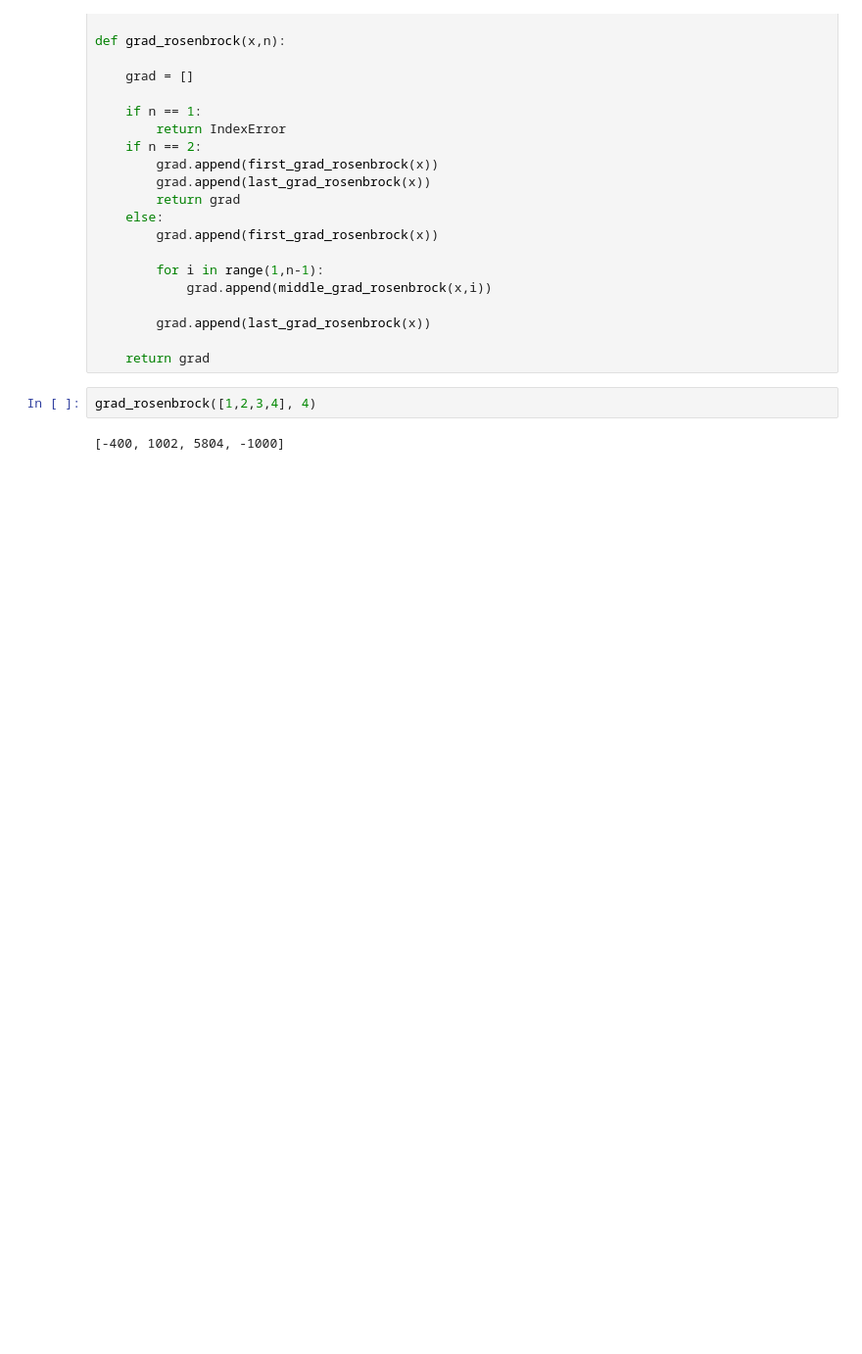
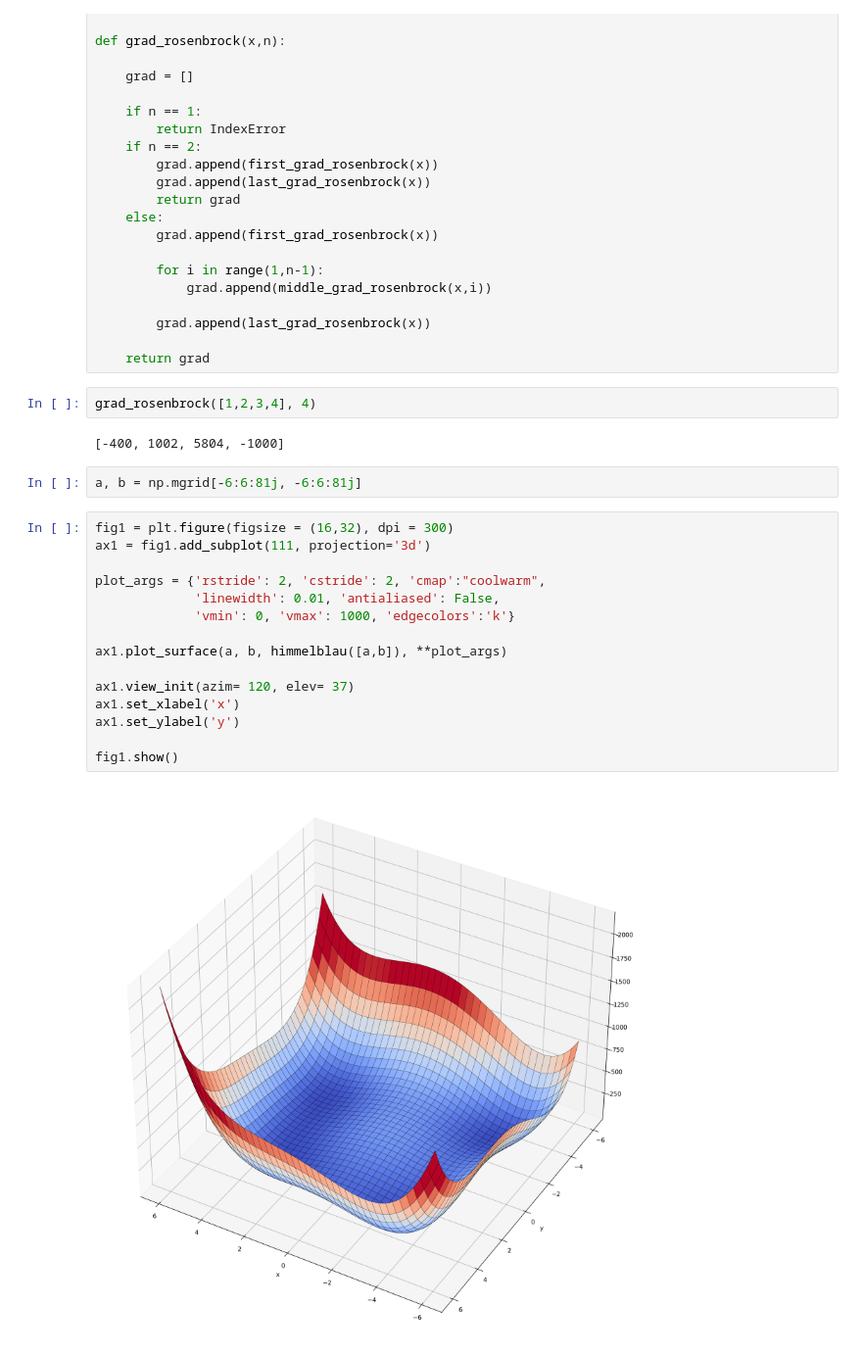
Before and after one commit to PedroSiqueira1/OptimizationMethods, a Jupyter notebook: lista3.ipynb, the cells around one changed output. Shown at 98% size. Drawn from its saved outputs; the diff is of its cells as text; blank space fills up the shorter version.

```diff
--- a/lista3.ipynb
+++ b/lista3.ipynb
@@ -43,3 +47,22 @@ def grad_rosenbrock(x,n):
 grad_rosenbrock([1,2,3,4], 4)
 # %% [output]
 [-400, 1002, 5804, -1000]
+# %%
+a, b = np.mgrid[-6:6:81j, -6:6:81j]
+# %%
+fig1 = plt.figure(figsize = (16,32), dpi = 300)
+ax1 = fig1.add_subplot(111, projection='3d')
+
+plot_args = {'rstride': 2, 'cstride': 2, 'cmap':"coolwarm",
+             'linewidth': 0.01, 'antialiased': False,
+             'vmin': 0, 'vmax': 1000, 'edgecolors':'k'}
+
+ax1.plot_surface(a, b, himmelblau([a,b]), **plot_args)
+
+ax1.view_init(azim= 120, elev= 37)
+ax1.set_xlabel('x')
+ax1.set_ylabel('y')
+
+fig1.show()
+# %% [output]
+[figure, added]
```
Also changed, not shown: parts of 12 cells of this notebook.
